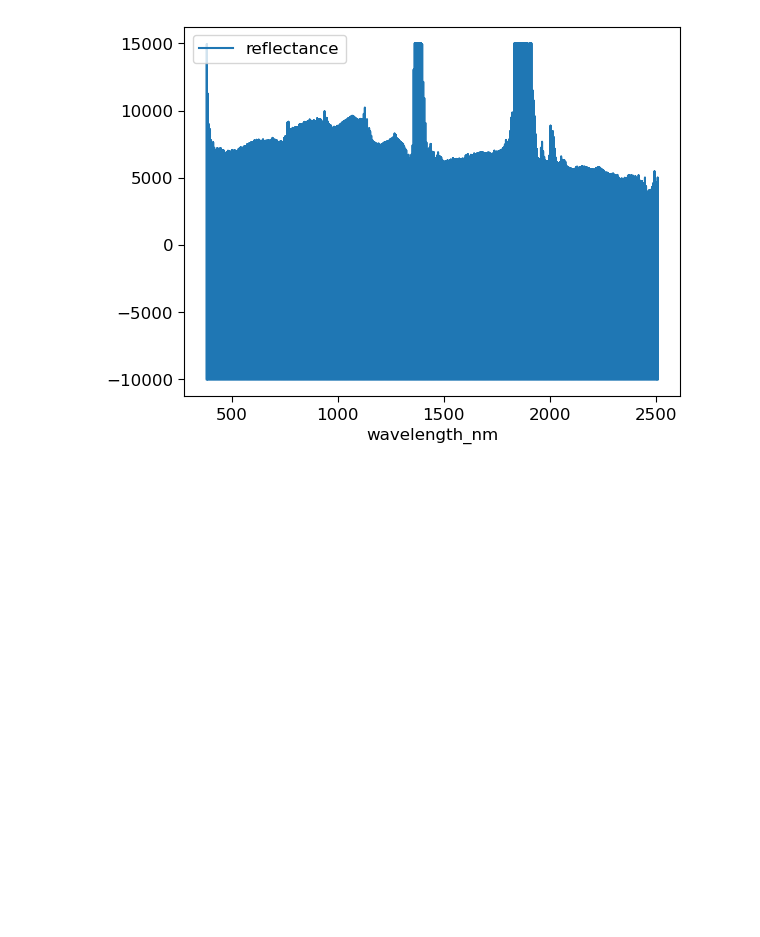
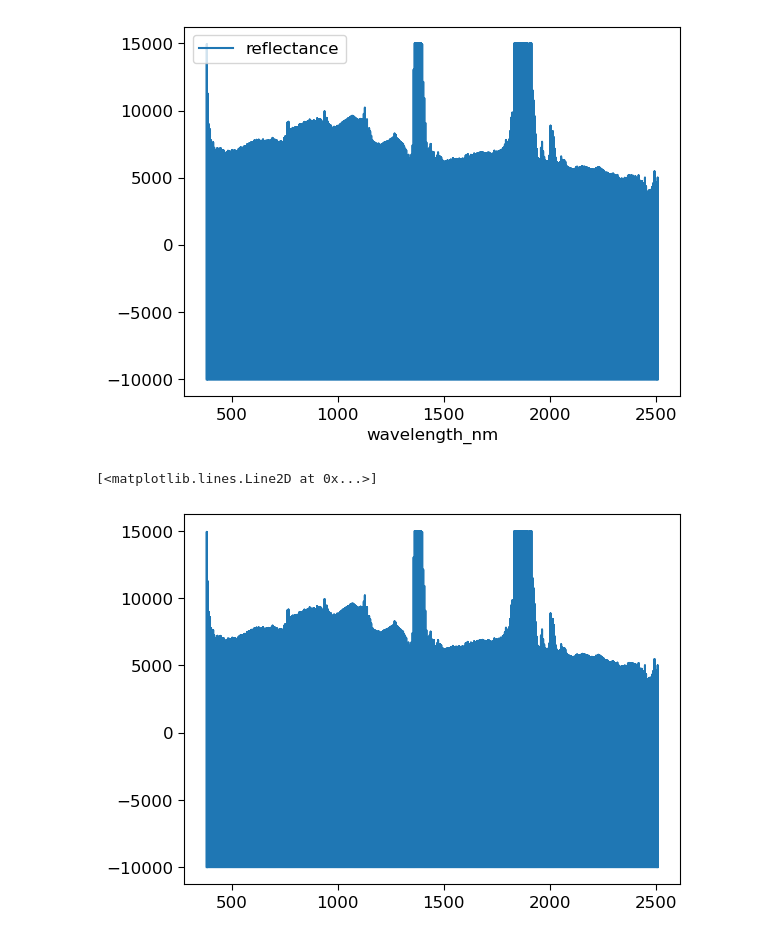
Before and after one commit to earthlab/cross-sensor-cal, a Jupyter notebook: plot_resample.ipynb, the cells around one changed output. Drawn from its saved outputs; the diff is of its cells as text; code cells hidden in the pictures; blank space fills up the shorter version.

Commit message:
plot

```diff
--- a/plot_resample.ipynb
+++ b/plot_resample.ipynb
@@ -363,3 +363,8 @@ ax =merged_data.plot( x = 'wavelength_nm', y = 'reflectance',  use_index=True)
 plt.show()
 # %% [output]
 [figure]
+# %%
+plt.plot(merged_data.wavelength_nm, merged_data.reflectance)
+# %% [output]
+[<matplotlib.lines.Line2D at 0x...>]
+[figure, added]
```
